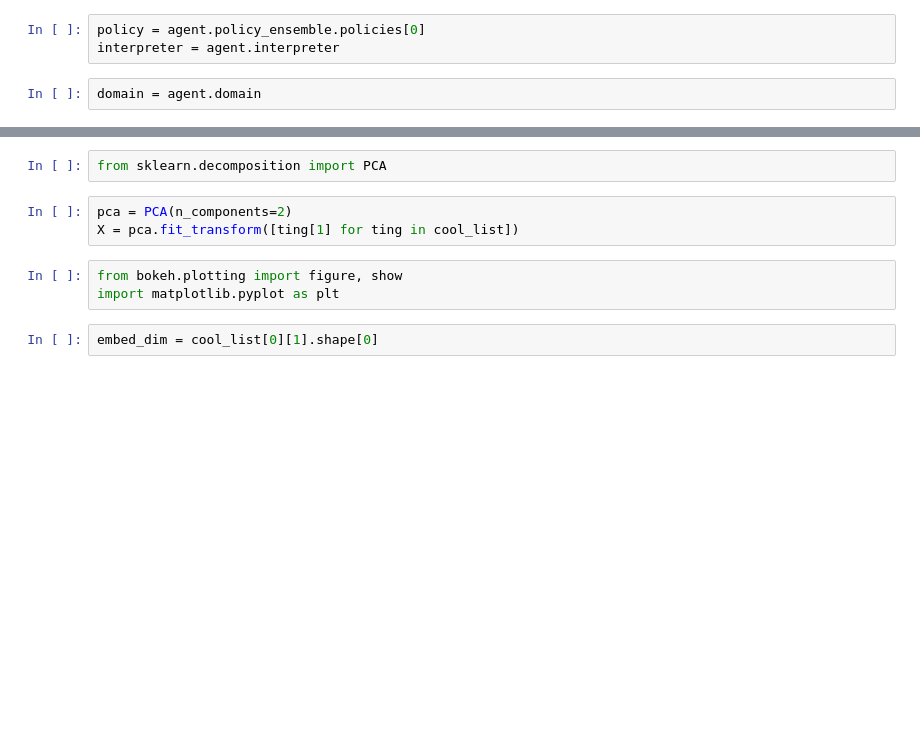
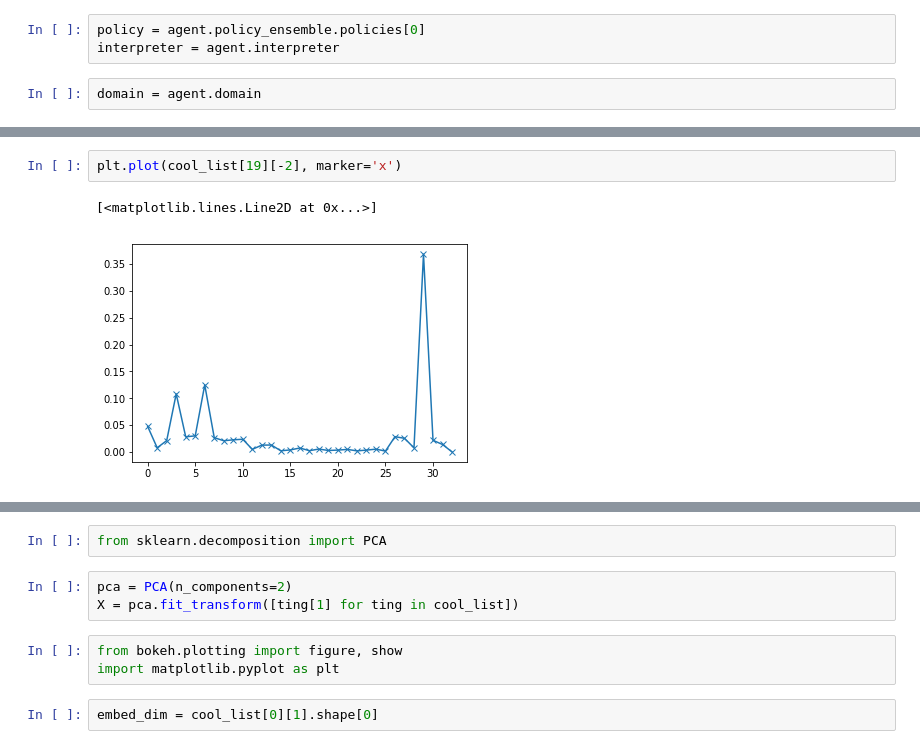
Before and after one commit to RasaHQ/conversational-ai-workshop-18, a Jupyter notebook: get_vectors_out.ipynb, the cells around one changed output, grey strips where cells are left out. Drawn from its saved outputs; the diff is of its cells as text; blank space fills up the shorter version.

```diff
--- a/get_vectors_out.ipynb
+++ b/get_vectors_out.ipynb
@@ -192,0 +302,5 @@ cool_list[1]
+# %%
+plt.plot(cool_list[19][-2], marker='x')
+# %% [output]
+[<matplotlib.lines.Line2D at 0x...>]
+[figure, added]
```
Also changed, not shown: parts of 15 cells of this notebook, 3 other files.
